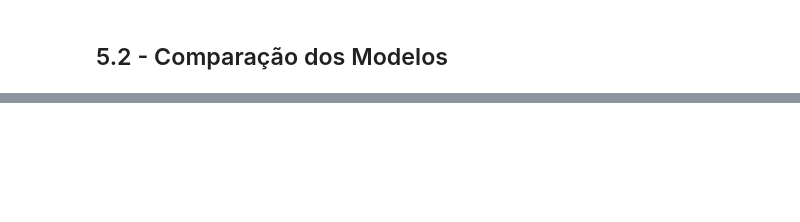
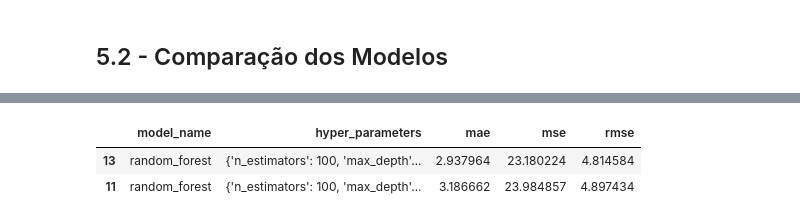
Before and after one commit to caiocolares/modelos_machine_learning, a Jupyter notebook: 4_5_treinamento_dos_modelos_e_avaliacao.ipynb, the cells around one changed output, grey strips where cells are left out. Saved outputs shown, nothing was run; the diff lists cells and outputs as text; code cells hidden in the pictures; blank space fills up the shorter version.

```diff
--- a/4_5_treinamento_dos_modelos_e_avaliacao.ipynb
+++ b/4_5_treinamento_dos_modelos_e_avaliacao.ipynb
@@ -260,0 +298,7 @@ df_resultados.to_csv('data/resultados.csv')
+# %%
+df_resultados[df_resultados['model_name']== 'random_forest']\
+        .sort_values(by='rmse', ascending=True).head(2)
+# %% [output]
+|  | model_name | hyper_parameters | mae | mse | rmse |
+| 13 | random_forest | {'n_estimators': 100, 'max_depth'... | 2.937964 | 23.180224 | 4.814584 |
+| 11 | random_forest | {'n_estimators': 100, 'max_depth'... | 3.186662 | 23.984857 | 4.897434 |
```
Also changed, not shown: parts of 23 cells of this notebook, 1 other file.
